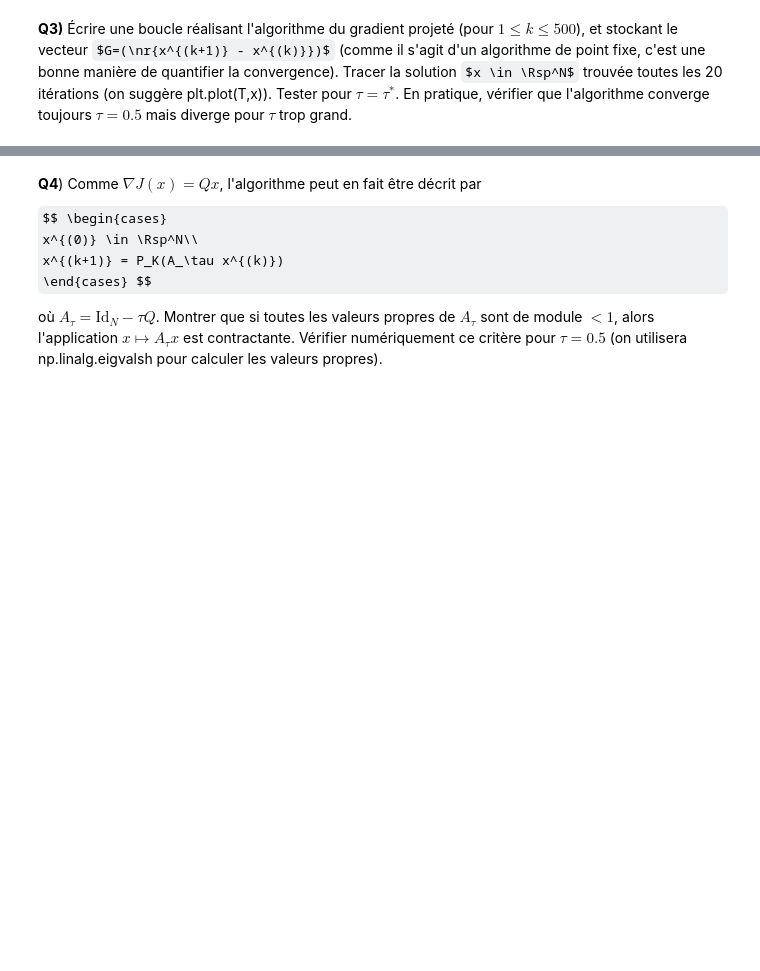
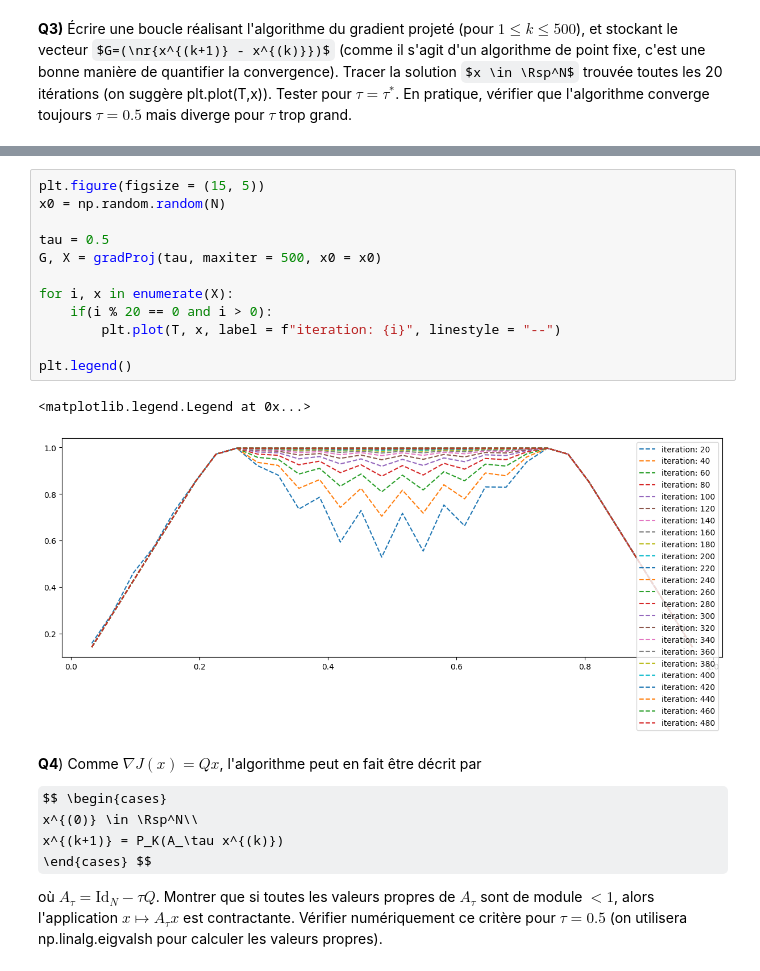
Before and after one commit to aboissie/Algorithms-for-Optimization-, a Jupyter notebook: TP3/tp3-sujet.ipynb, the cells around one changed output, grey strips where cells are left out. Drawn from its saved outputs; the diff is of its cells as text; some formulas as TeX source; blank space fills up the shorter version.

```diff
--- a/TP3/tp3-sujet.ipynb
+++ b/TP3/tp3-sujet.ipynb
@@ -86,3 +145,18 @@ alors l'algorithme converge dès que $\tau < 2m/M^2$, avec un taux optimal lorsq
+# %%
+plt.figure(figsize = (15, 5))
+x0 = np.random.random(N)
+
+tau = 0.5
+G, X = gradProj(tau, maxiter = 500, x0 = x0)
+
+for i, x in enumerate(X):
+    if(i % 20 == 0 and i > 0):
+        plt.plot(T, x, label = f"iteration: {i}", linestyle = "--")
+
+plt.legend()
+# %% [output]
+<matplotlib.legend.Legend at 0x...>
+[figure, added]
 # %% [markdown]
 **Q4**) Comme $\nabla J(x) = Qx$, l'algorithme peut en fait être décrit par
 
```
Also changed, not shown: parts of 13 cells of this notebook.
